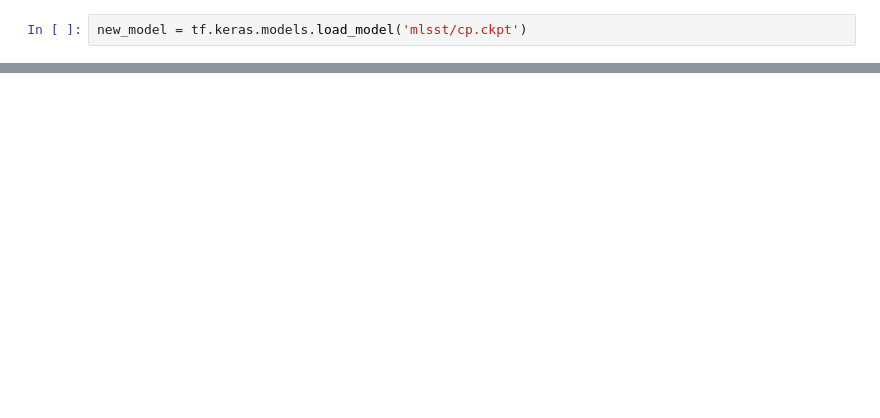
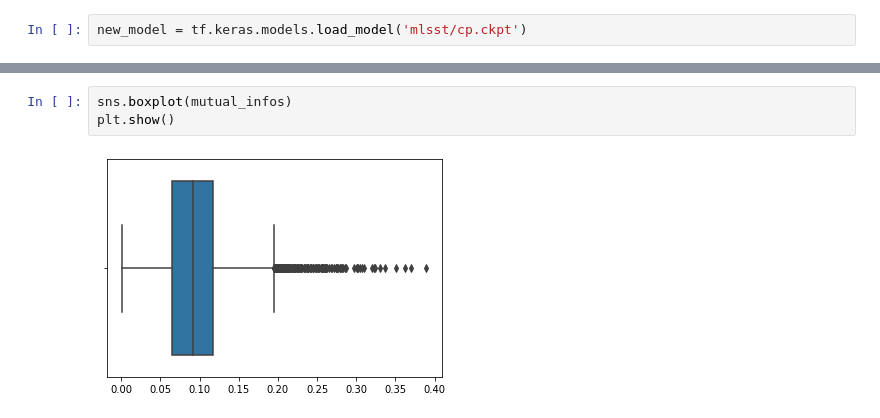
Before and after one commit to adammoss/bnn_hmc, a Jupyter notebook: results/MLSST_MCD.ipynb, the cells around one changed output, grey strips where cells are left out. Drawn from its saved outputs; the diff is of its cells as text; blank space fills up the shorter version.

```diff
--- a/results/MLSST_MCD.ipynb
+++ b/results/MLSST_MCD.ipynb
@@ -313,0 +287,5 @@ Entropy of a single pass: 0.012511255741119385
+# %%
+sns.boxplot(mutual_infos)
+plt.show()
+# %% [output]
+[figure, added]
```
Also changed, not shown: parts of 30 cells of this notebook.
